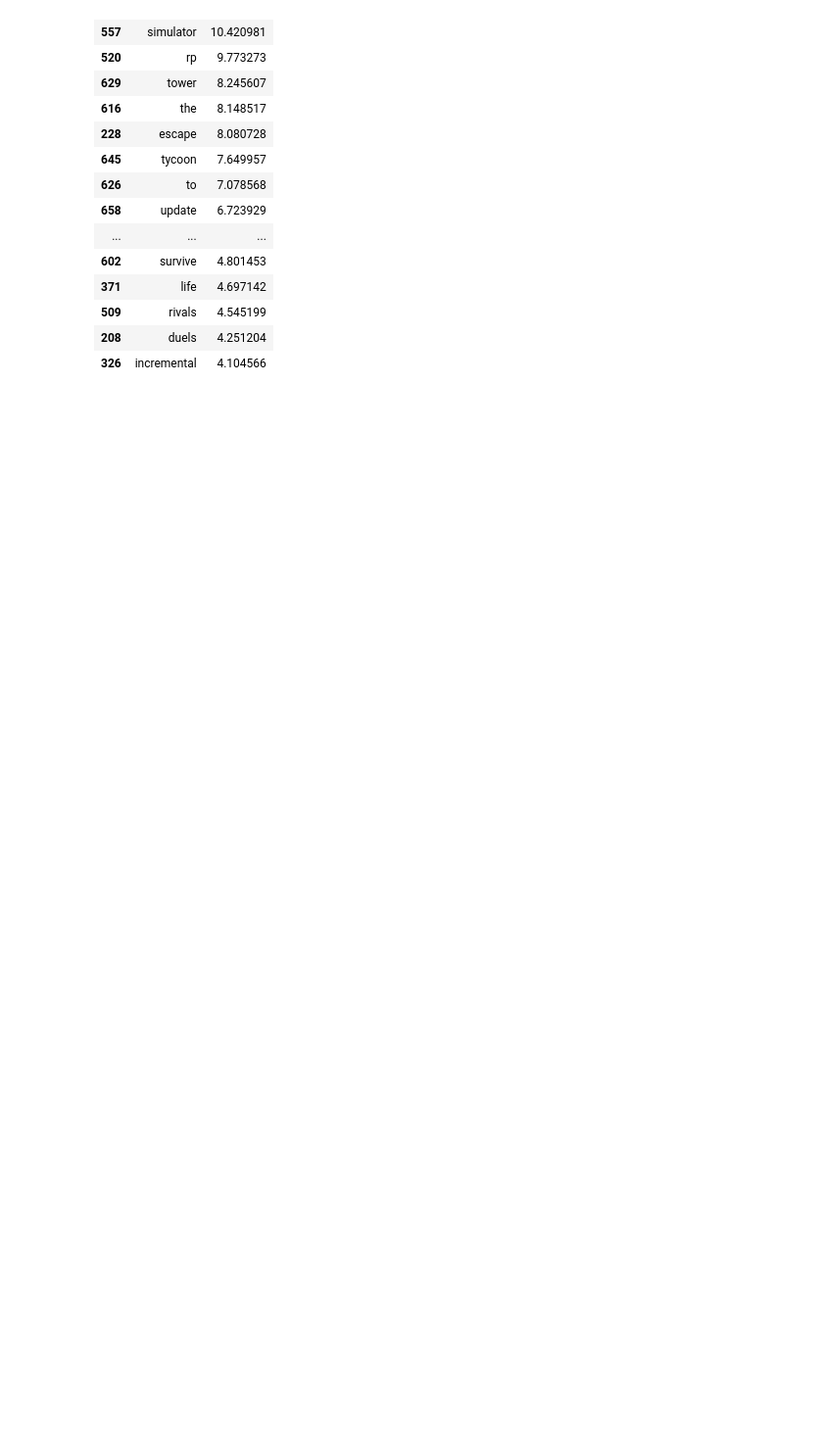
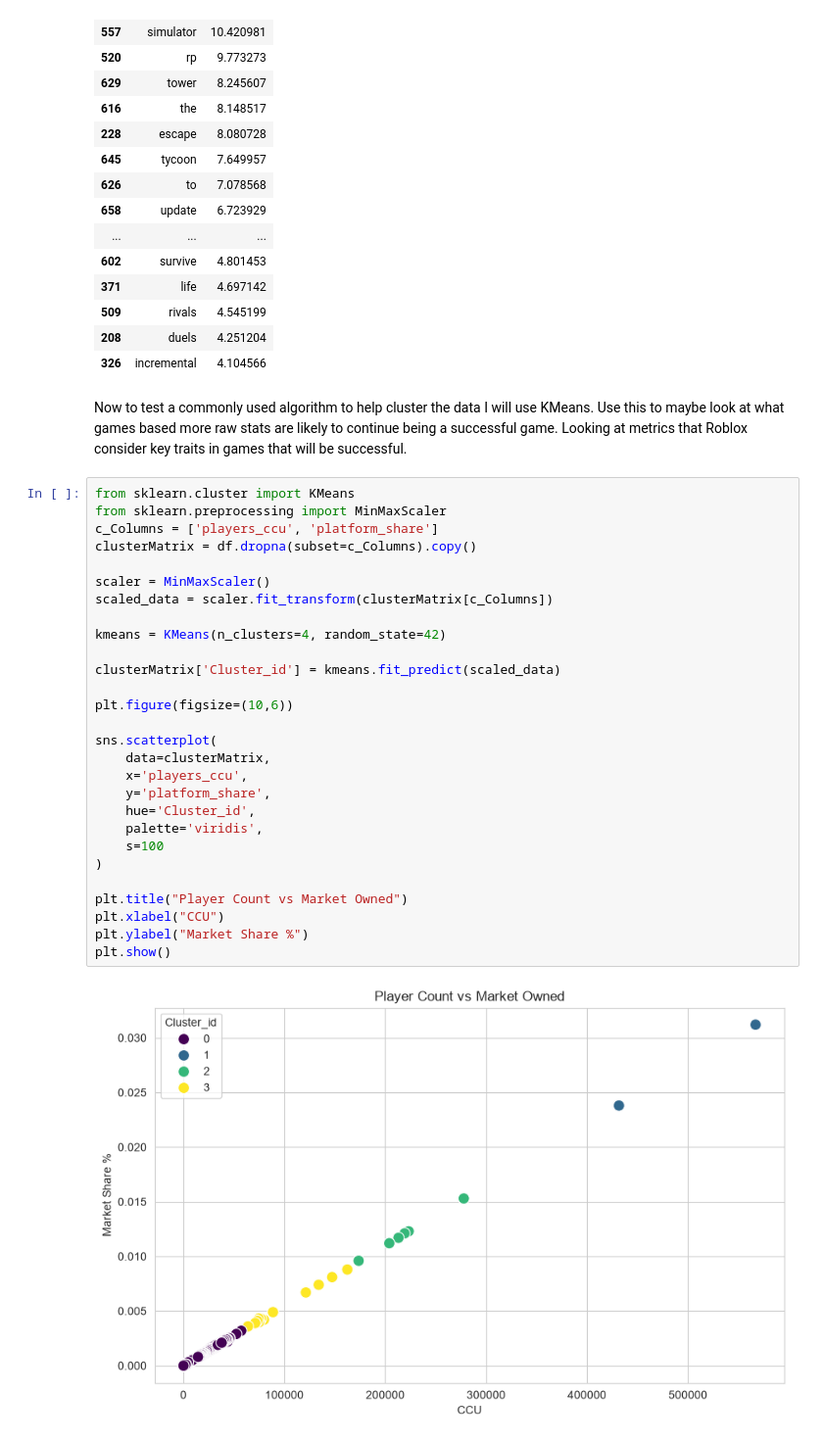
Before and after one commit to morganfairbank67/Rotrends-Analysis-Pipeline, a Jupyter notebook: Cloud_Database/TestingAnalytics.ipynb, the cells around one changed output. Shown at 98% size. Drawn from its saved outputs; the diff is of its cells as text; blank space fills up the shorter version.

Commit message:
Tested KMeans clustering on players_ccu and platform_share in analytics notebook

```diff
--- a/Cloud_Database/TestingAnalytics.ipynb
+++ b/Cloud_Database/TestingAnalytics.ipynb
@@ -117,3 +117,35 @@ display(T_wordCount.sort_values(by='Count', ascending=False).head(25))
 | 509 | rivals | 4.545199 |
 | 208 | duels | 4.251204 |
 | 326 | incremental | 4.104566 |
+# %% [markdown]
+Now to test a commonly used algorithm to help cluster the data I will use KMeans. Use this to maybe look at what games based more raw stats are likely to continue being a successful game. Looking at metrics that Roblox consider key traits in games that will be successful.
+# %%
+from sklearn.cluster import KMeans
+from sklearn.preprocessing import MinMaxScaler
+c_Columns = ['players_ccu', 'platform_share']
+clusterMatrix = df.dropna(subset=c_Columns).copy()
+
+scaler = MinMaxScaler()
+scaled_data = scaler.fit_transform(clusterMatrix[c_Columns])
+
+kmeans = KMeans(n_clusters=4, random_state=42)
+
+clusterMatrix['Cluster_id'] = kmeans.fit_predict(scaled_data)
+
+plt.figure(figsize=(10,6))
+
+sns.scatterplot(
+    data=clusterMatrix,
+    x='players_ccu',
+    y='platform_share',
+    hue='Cluster_id',
+    palette='viridis',
+    s=100
+)
+
+plt.title("Player Count vs Market Owned")
+plt.xlabel("CCU")
+plt.ylabel("Market Share %")
+plt.show()
+# %% [output]
+[figure, added]
```
